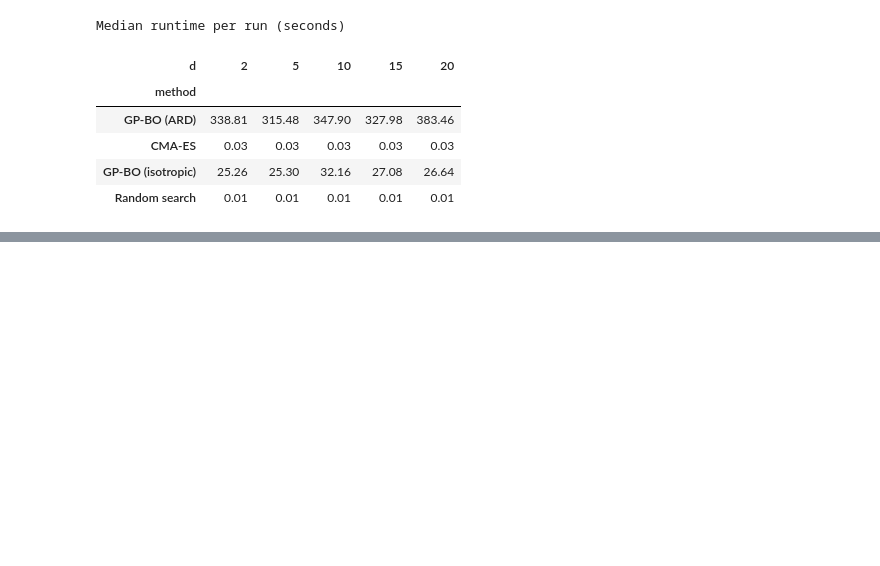
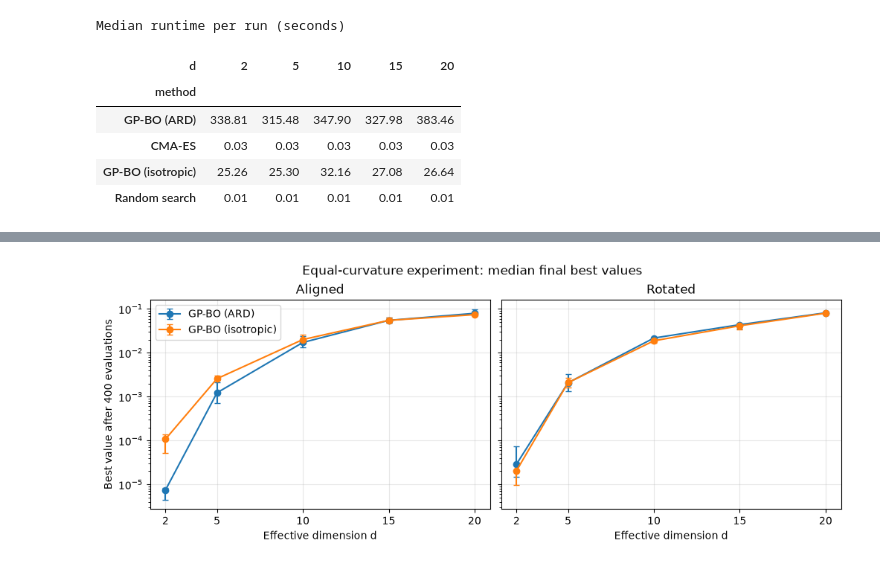
Before and after one commit to joanne-1234/dsa4212-assignment, a Jupyter notebook: code/analysis.ipynb, the cells around one changed output, grey strips where cells are left out. Drawn from its saved outputs; the diff is of its cells as text; code cells hidden in the pictures; blank space fills up the shorter version.

Commit message:
add equal-curvature analysis to notebook

```diff
--- a/code/analysis.ipynb
+++ b/code/analysis.ipynb
@@ -625,0 +649,33 @@ _Key findings:_
+# %%
+# Same final-performance summary as the main experiment: median and IQR.
+SUPP_METHODS = {
+    "bo_ard_equal_curvature": "GP-BO (ARD)",
+    "isotropic_bo_equal_curvature": "GP-BO (isotropic)",
+}
+supp_df = load_results(RESULTS_DIR / "supplementary_equal_curvature", SUPP_METHODS)
+supp_final = supp_df[supp_df["evaluation"] == BUDGET].copy()
+
+fig, axes = plt.subplots(1, 2, figsize=(10, 3.8), sharey=True, layout="constrained")
+for ax, orientation in zip(axes, ["aligned", "rotated"]):
+    for method, label in SUPP_METHODS.items():
+        values = supp_final[
+            (supp_final["method"] == method)
+            & (supp_final["orientation"] == orientation)
+        ]
+        stats = values.groupby("d")["best_so_far"].quantile([0.25, 0.5, 0.75]).unstack()
+        ax.errorbar(
+            stats.index, stats[0.5],
+            yerr=[stats[0.5] - stats[0.25], stats[0.75] - stats[0.5]],
+            marker="o", capsize=3, label=label,
+        )
+    ax.set_yscale("log")
+    ax.set_xticks(EFFECTIVE_DIMS)
+    ax.set_xlabel("Effective dimension d")
+    ax.set_title(orientation.capitalize())
+    ax.grid(True, alpha=0.3)
+axes[0].set_ylabel(f"Best value after {BUDGET} evaluations")
+axes[0].legend()
+fig.suptitle("Equal-curvature experiment: median final best values")
+plt.show()
+# %% [output]
+[figure, added]
```
Also changed, not shown: parts of 12 cells of this notebook.
